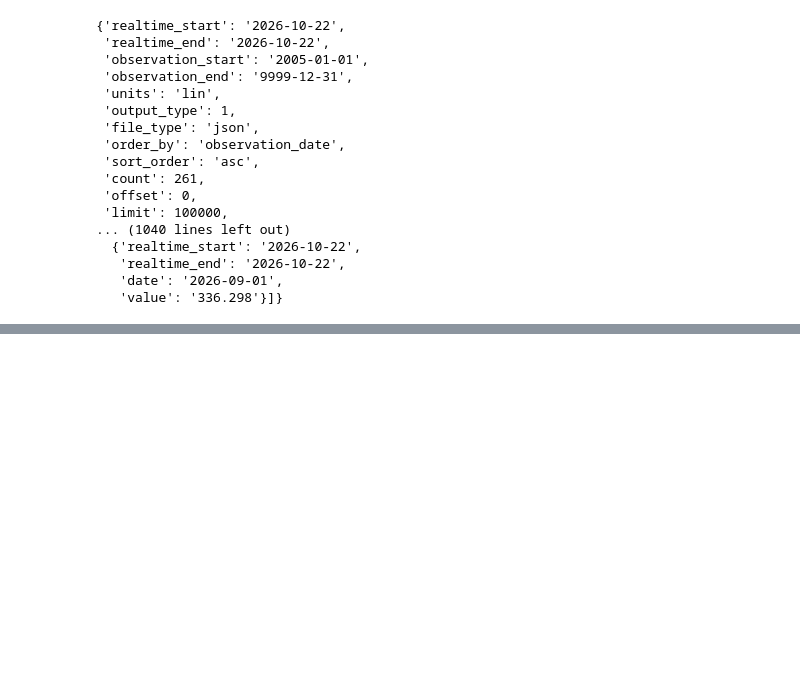
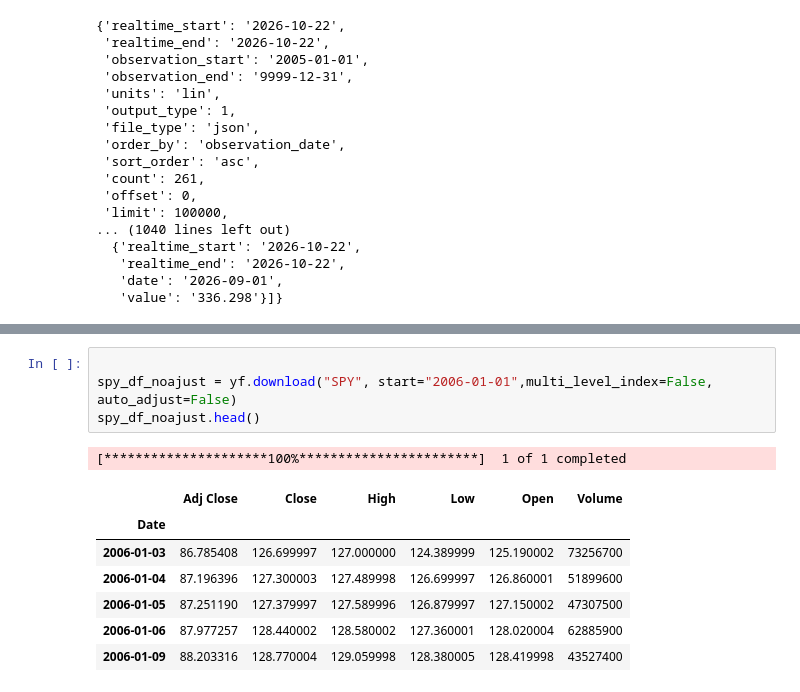
Before and after one commit to IgnacioBrunotto/inflation-hedge-analysis, a Jupyter notebook: notebooks/01_explore_source.ipynb, the cells around one changed output, grey strips where cells are left out. Drawn from its saved outputs; the diff is of its cells as text; blank space fills up the shorter version.

```diff
--- a/notebooks/01_explore_source.ipynb
+++ b/notebooks/01_explore_source.ipynb
@@ -133,0 +149,13 @@ fetch_fred_series("CPIAUCSL", "2005-01-01", api_key)
+# %%
+
+spy_df_noajust = yf.download("SPY", start="2006-01-01",multi_level_index=False, auto_adjust=False)
+spy_df_noajust.head()
+# %% [output]
+[*********************100%***********************]  1 of 1 completed
+|  | Adj Close | Close | High | Low | Open | Volume |
+| Date |  |  |  |  |  |  |
+| 2006-01-03 | 86.785408 | 126.699997 | 127.000000 | 124.389999 | 125.190002 | 73256700 |
+| 2006-01-04 | 87.196396 | 127.300003 | 127.489998 | 126.699997 | 126.860001 | 51899600 |
+| 2006-01-05 | 87.251190 | 127.379997 | 127.589996 | 126.879997 | 127.150002 | 47307500 |
+| 2006-01-06 | 87.977257 | 128.440002 | 128.580002 | 127.360001 | 128.020004 | 62885900 |
+| 2006-01-09 | 88.203316 | 128.770004 | 129.059998 | 128.380005 | 128.419998 | 43527400 |
```
Also changed, not shown: parts of 6 cells of this notebook.
